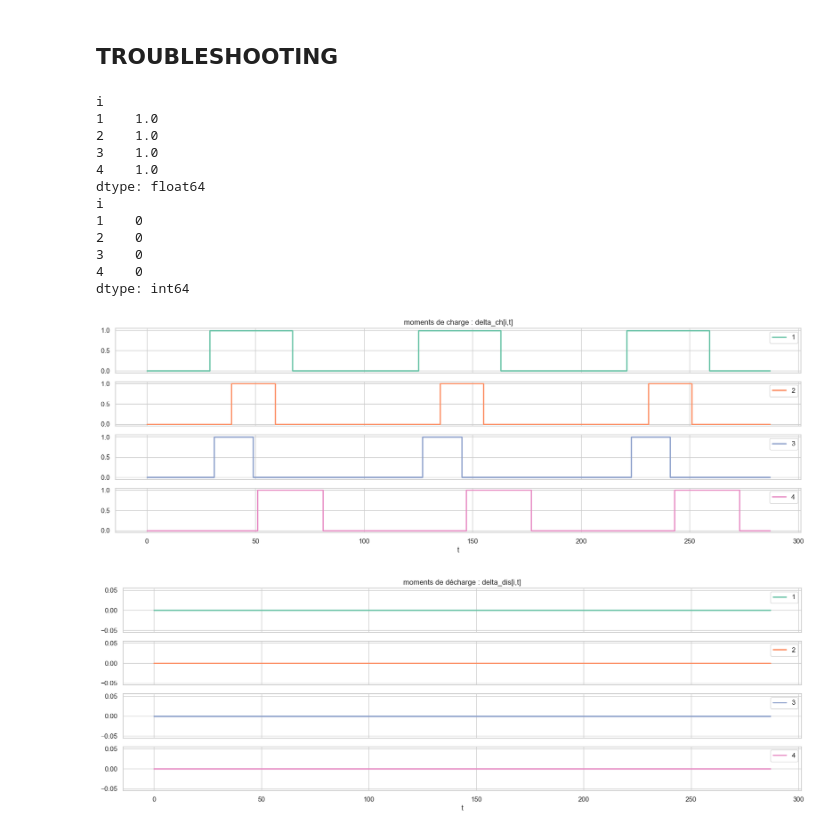
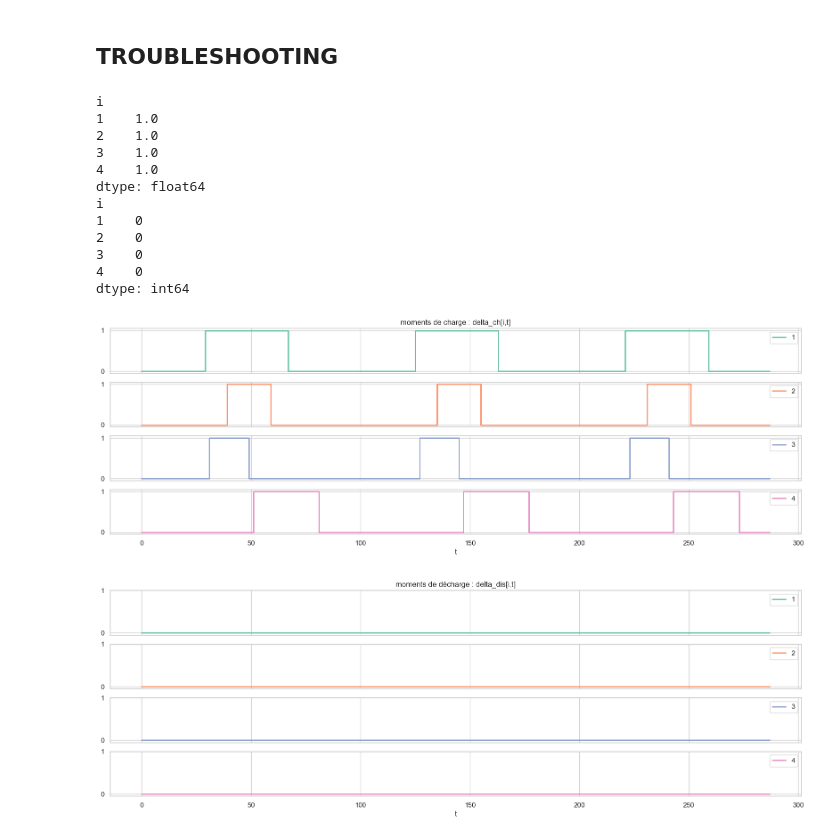
Before and after one commit to cimadure/ene8230, a Jupyter notebook: project.ipynb, the cells around one changed output. Cells and saved outputs as stored; diff of their text form; code cells hidden in the pictures.

```diff
--- a/project.ipynb
+++ b/project.ipynb
@@ -372,7 +372,9 @@ g = sns.lineplot(x=what, y='Si_2', estimator='max', data=en, ax=axs[4], drawstyl
 g = sns.lineplot(x=what, y='Si_3', estimator='max', data=en, ax=axs[5], drawstyle="steps")
 g = sns.lineplot(x=what, y='Si_4', estimator='max', data=en, ax=axs[6], drawstyle="steps")
 axs[6].set_xlabel('temps [(Y)-M-J H]')
-axs[6].set_yticks([0, 1])
+for a in range(3, 7):
+    axs[a].set_yticks([0, 1])
+
 for char in invalid:
 	filename = title.replace(char, '_')+'.png'
 filename = Path(save_dir,filename)
@@ -531,27 +552,31 @@ doc.save(Path(save_dir, 'tables.docx'))
 # %%
 df_var = mdl.var_dict_as_df(solution=solus, var_dict=mdl.delta_ch__i_t, index='t', columns=['i'])
 g = df_var.plot(figsize=figure_size,subplots=True, drawstyle="steps", linewidth=2)
 g[0].set_title('moments de charge : delta_ch[i,t]')
 print(df_var.max())
+for a in g:
+    a.set_yticks([0, 1])
 df_var = mdl.var_dict_as_df(solution=solus, var_dict=mdl.delta_dis__i_t, index='t', columns=['i'])
 g = df_var.plot(figsize=figure_size,subplots=True, drawstyle="steps", linewidth=2)
 g[0].set_title('moments de décharge : delta_dis[i,t]')
+for a in g:
+    a.set_yticks([0, 1])
 print(df_var.max())
 # %% [output]
 i
 1    1.0
 2    1.0
 3    1.0
 4    1.0
 dtype: float64
 i
 1    0
 2    0
 3    0
 4    0
 dtype: int64
-[figure, old version]
+[figure, new version]
-[figure, old version]
+[figure, new version]
 # %%
 #df_Rborne__n_i = mdl.var_dict_as_df(solution=solus, var_dict=mdl.Rborne__n_i,
 #                                 index='i', columns='n')
```
Also changed, not shown: parts of 1 cell of this notebook.
